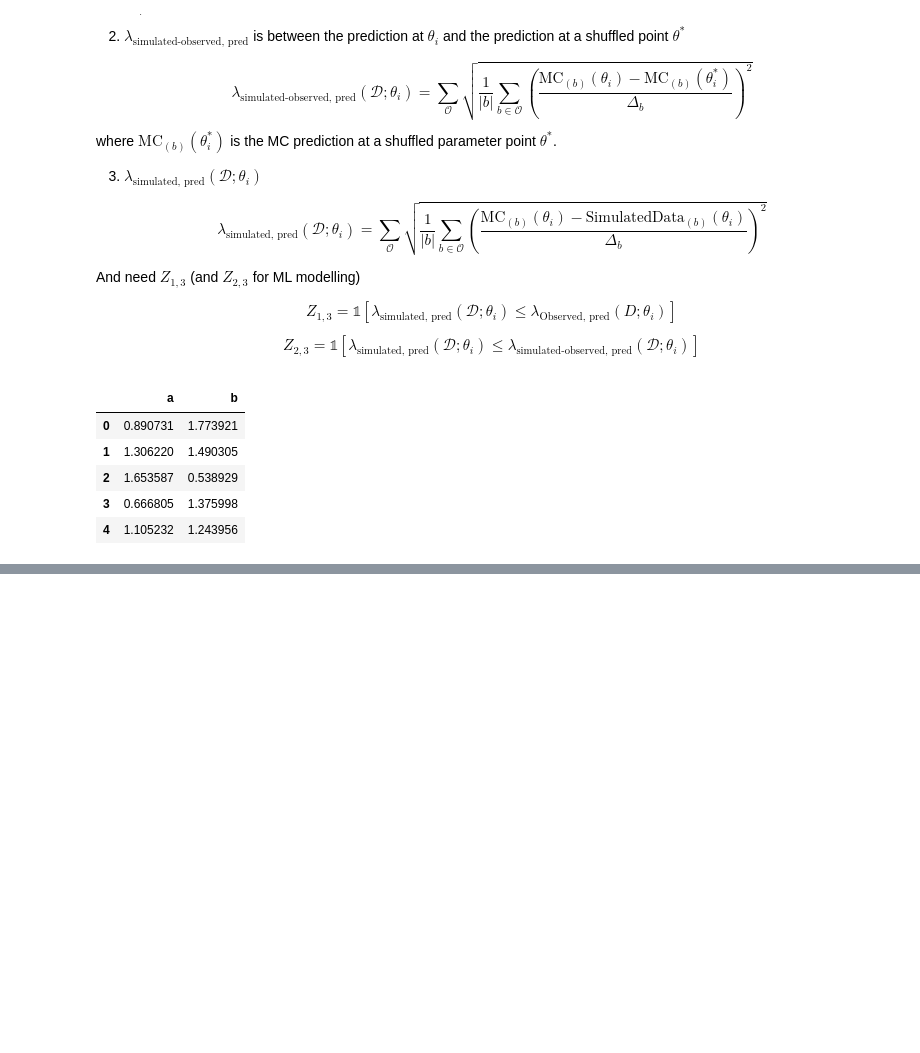
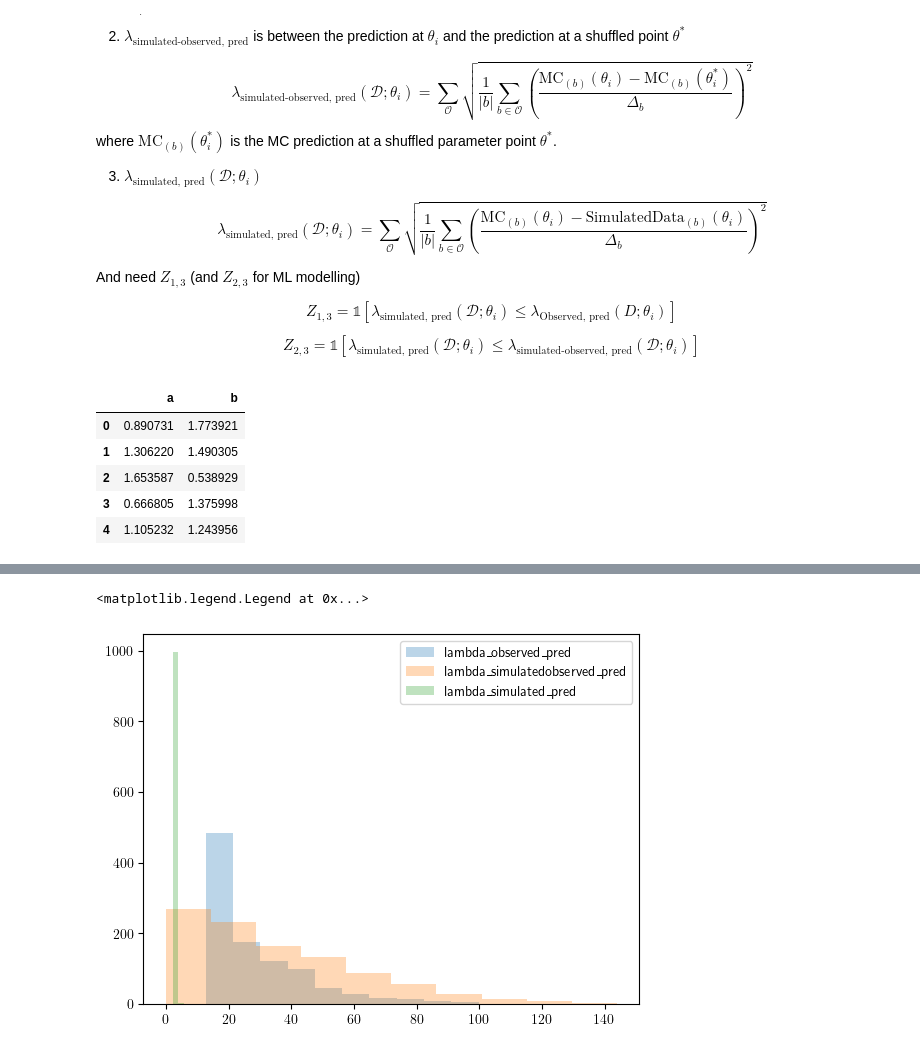
Before and after one commit to AliAlkadhim/Pythia8_SBI_Tune, a Jupyter notebook: code/analyze_with_yoda_2.ipynb, the cells around one changed output, grey strips where cells are left out. Saved outputs shown, nothing was run; the diff lists cells and outputs as text; code cells hidden in the pictures; blank space fills up the shorter version.

```diff
--- a/code/analyze_with_yoda_2.ipynb
+++ b/code/analyze_with_yoda_2.ipynb
@@ -278,0 +278,9 @@ df.describe()
+# %%
+plt.hist(df.lambda_observed_pred, label='lambda_observed_pred', alpha=0.3)
+
+plt.hist(df.lambda_simulatedobserved_pred, label='lambda_simulatedobserved_pred', alpha=0.3)
+plt.hist(df.lambda_simulated_pred, label='lambda_simulated_pred', alpha=0.3)
+plt.legend()
+# %% [output]
+<matplotlib.legend.Legend at 0x...>
+[figure, added]
```
Also changed, not shown: parts of 12 cells of this notebook.
